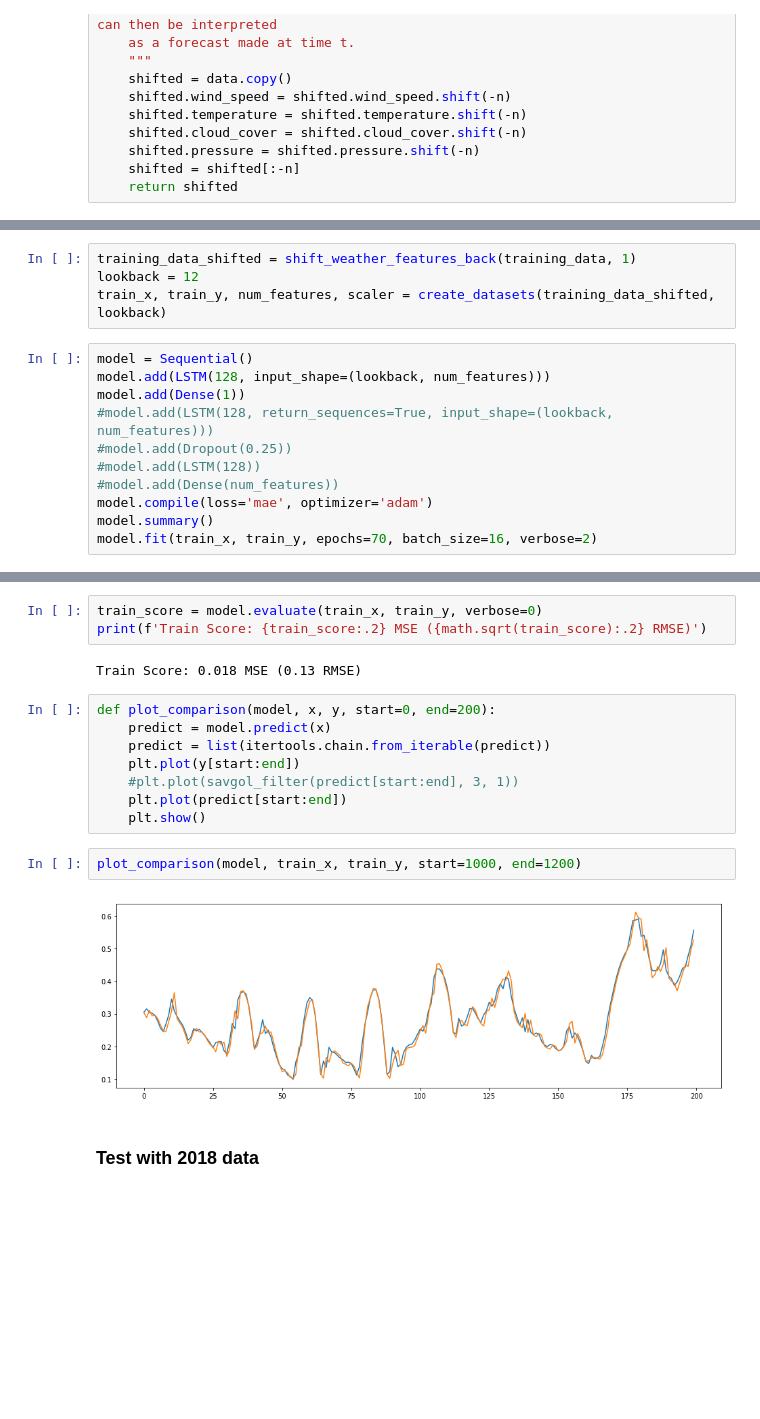
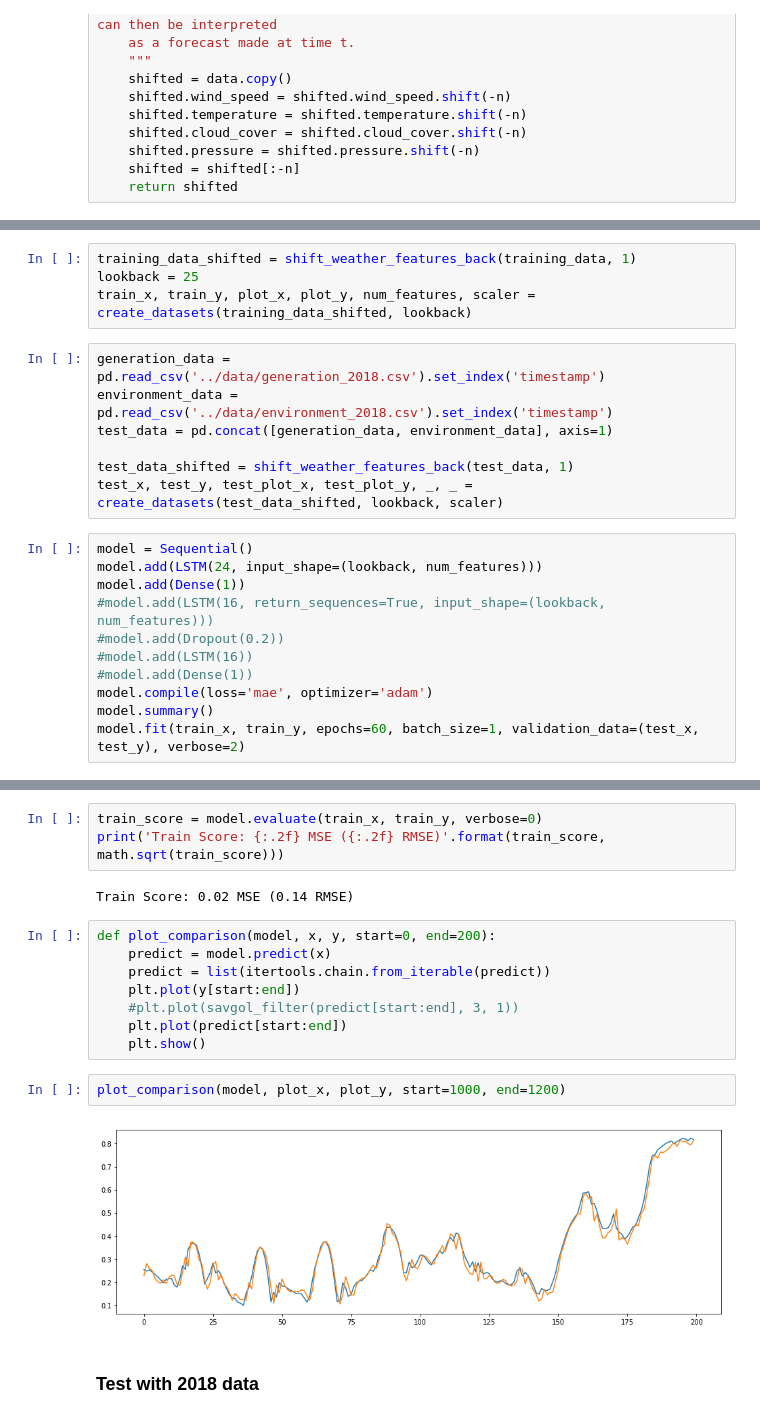
Before and after one commit to jstaffans/renewables, a Jupyter notebook: notebooks/Renewables.ipynb, the cells around one changed output, grey strips where cells are left out. Cells and saved outputs as stored; diff of their text form; blank space fills up the shorter version.

Commit message:
improve LSTM model

```diff
--- a/notebooks/Renewables.ipynb
+++ b/notebooks/Renewables.ipynb
@@ -89,18 +100,25 @@ def create_datasets(data, lookback=6, scaler=MinMaxScaler(feature_range=(0, 1)))
 # %%
 training_data_shifted = shift_weather_features_back(training_data, 1)
-lookback = 12
-train_x, train_y, num_features, scaler = create_datasets(training_data_shifted, lookback)
+lookback = 25
+train_x, train_y, plot_x, plot_y, num_features, scaler = create_datasets(training_data_shifted, lookback)
+# %%
+generation_data = pd.read_csv('../data/generation_2018.csv').set_index('timestamp')
+environment_data = pd.read_csv('../data/environment_2018.csv').set_index('timestamp')
+test_data = pd.concat([generation_data, environment_data], axis=1)
+
+test_data_shifted = shift_weather_features_back(test_data, 1)
+test_x, test_y, test_plot_x, test_plot_y, _, _ = create_datasets(test_data_shifted, lookback, scaler)
 # %%
 model = Sequential()
-model.add(LSTM(128, input_shape=(lookback, num_features)))
+model.add(LSTM(24, input_shape=(lookback, num_features)))
 model.add(Dense(1))
-#model.add(LSTM(128, return_sequences=True, input_shape=(lookback, num_features)))
-#model.add(Dropout(0.25))
-#model.add(LSTM(128))
-#model.add(Dense(num_features))
+#model.add(LSTM(16, return_sequences=True, input_shape=(lookback, num_features)))
+#model.add(Dropout(0.2))
+#model.add(LSTM(16))
+#model.add(Dense(1))
 model.compile(loss='mae', optimizer='adam')
 model.summary()
-model.fit(train_x, train_y, epochs=70, batch_size=16, verbose=2)
+model.fit(train_x, train_y, epochs=60, batch_size=1, validation_data=(test_x, test_y), verbose=2)
 # %% [output]
 _________________________________________________________________
 Layer (type)                 Output Shape              Param #
@@ -122,8 +141,8 @@ Epoch 20/70
 # %%
 train_score = model.evaluate(train_x, train_y, verbose=0)
-print(f'Train Score: {train_score:.2} MSE ({math.sqrt(train_score):.2} RMSE)')
+print('Train Score: {:.2f} MSE ({:.2f} RMSE)'.format(train_score, math.sqrt(train_score)))
 # %% [output]
-Train Score: 0.018 MSE (0.13 RMSE)
+Train Score: 0.02 MSE (0.14 RMSE)
 # %%
 def plot_comparison(model, x, y, start=0, end=200):
     predict = model.predict(x)
@@ -133,8 +152,8 @@ def plot_comparison(model, x, y, start=0, end=200):
     plt.plot(predict[start:end])
     plt.show()
 # %%
-plot_comparison(model, train_x, train_y, start=1000, end=1200)
+plot_comparison(model, plot_x, plot_y, start=1000, end=1200)
 # %% [output]
-[figure, old version]
+[figure, new version]
 # %% [markdown]
 ### Test with 2018 data
```
Also changed, not shown: parts of 5 cells of this notebook, 1 other file.
